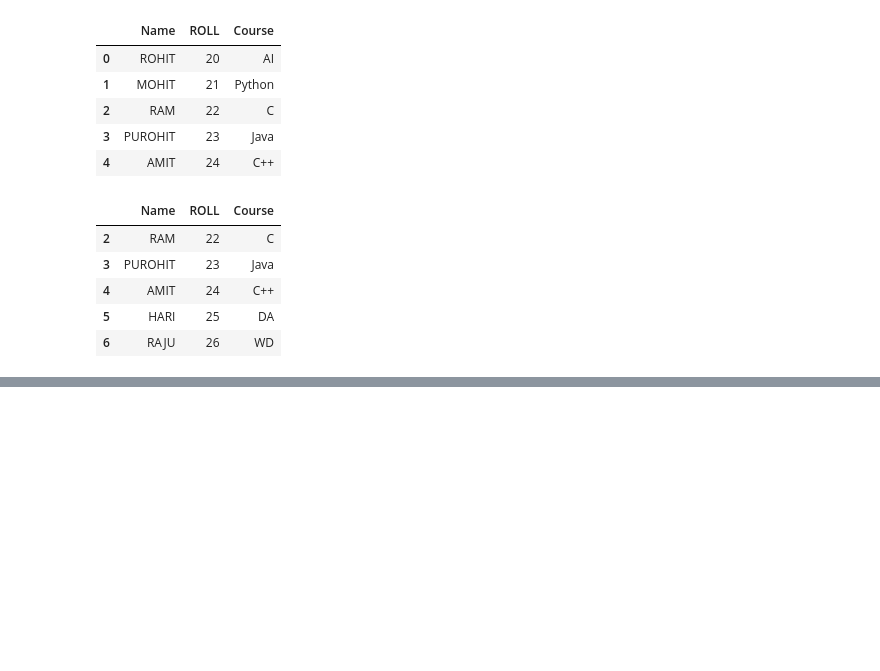
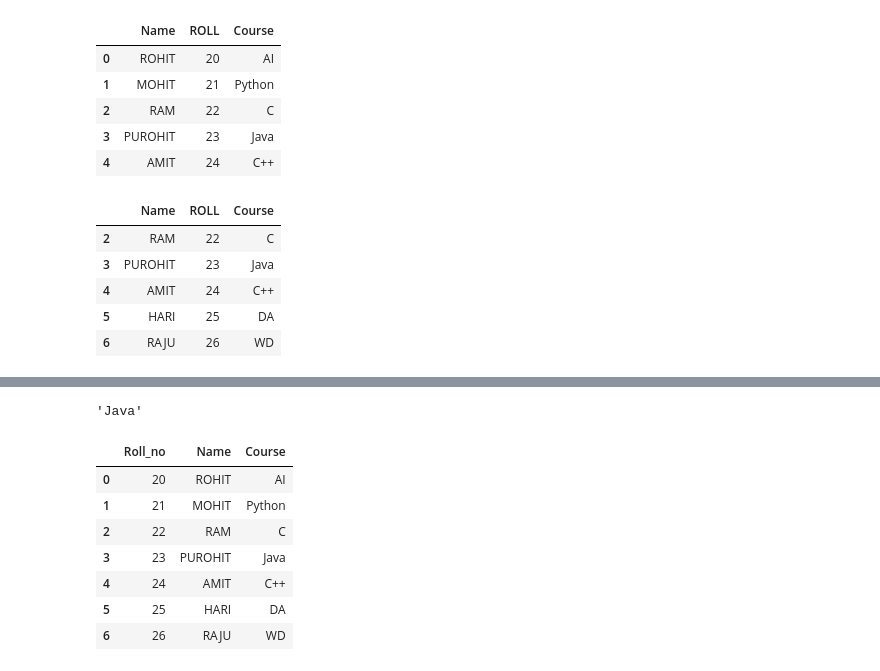
Before and after one commit to HanadIsmail/cttc-ai-ml-training, a Jupyter notebook: week1/Pandas/Pandas_notes.ipynb, the cells around one changed output, grey strips where cells are left out. Saved outputs shown, nothing was run; the diff lists cells and outputs as text; code cells hidden in the pictures; blank space fills up the shorter version.

```diff
--- a/week1/Pandas/Pandas_notes.ipynb
+++ b/week1/Pandas/Pandas_notes.ipynb
@@ -187,0 +206,4 @@ df.tail()
+# %%
+##
+df.set_index('Roll_no', inplace=True)
+df
@@ -187,0 +220,16 @@ df.tail()
+# %%
+df.Course[23]
+# %% [output]
+'Java'
+# %%
+df = df.reset_index()
+df
+# %% [output]
+|  | Roll_no | Name | Course |
+| 0 | 20 | ROHIT | AI |
+| 1 | 21 | MOHIT | Python |
+| 2 | 22 | RAM | C |
+| 3 | 23 | PUROHIT | Java |
+| 4 | 24 | AMIT | C++ |
+| 5 | 25 | HARI | DA |
+| 6 | 26 | RAJU | WD |
```
Also changed, not shown: parts of 21 cells of this notebook, 2 other files.
